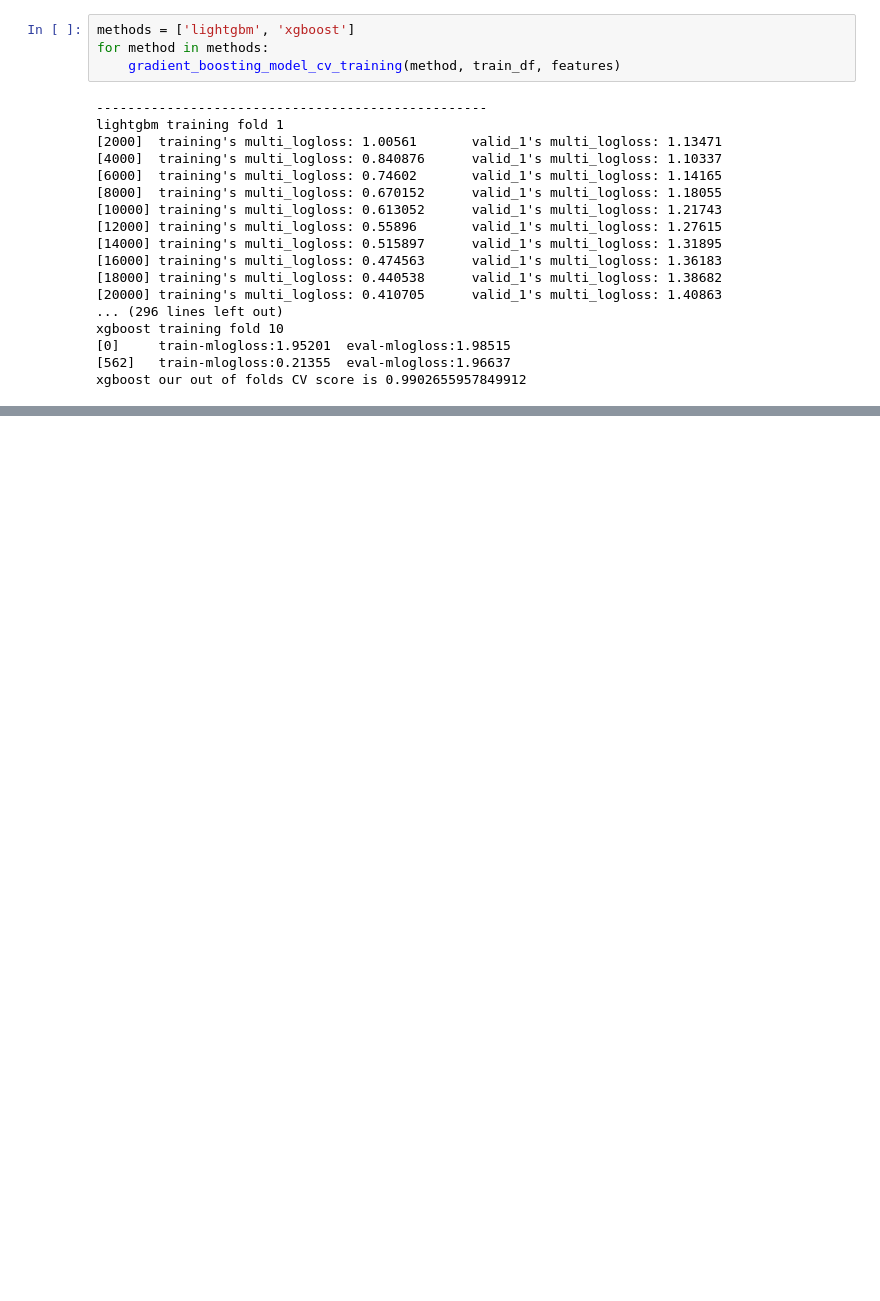
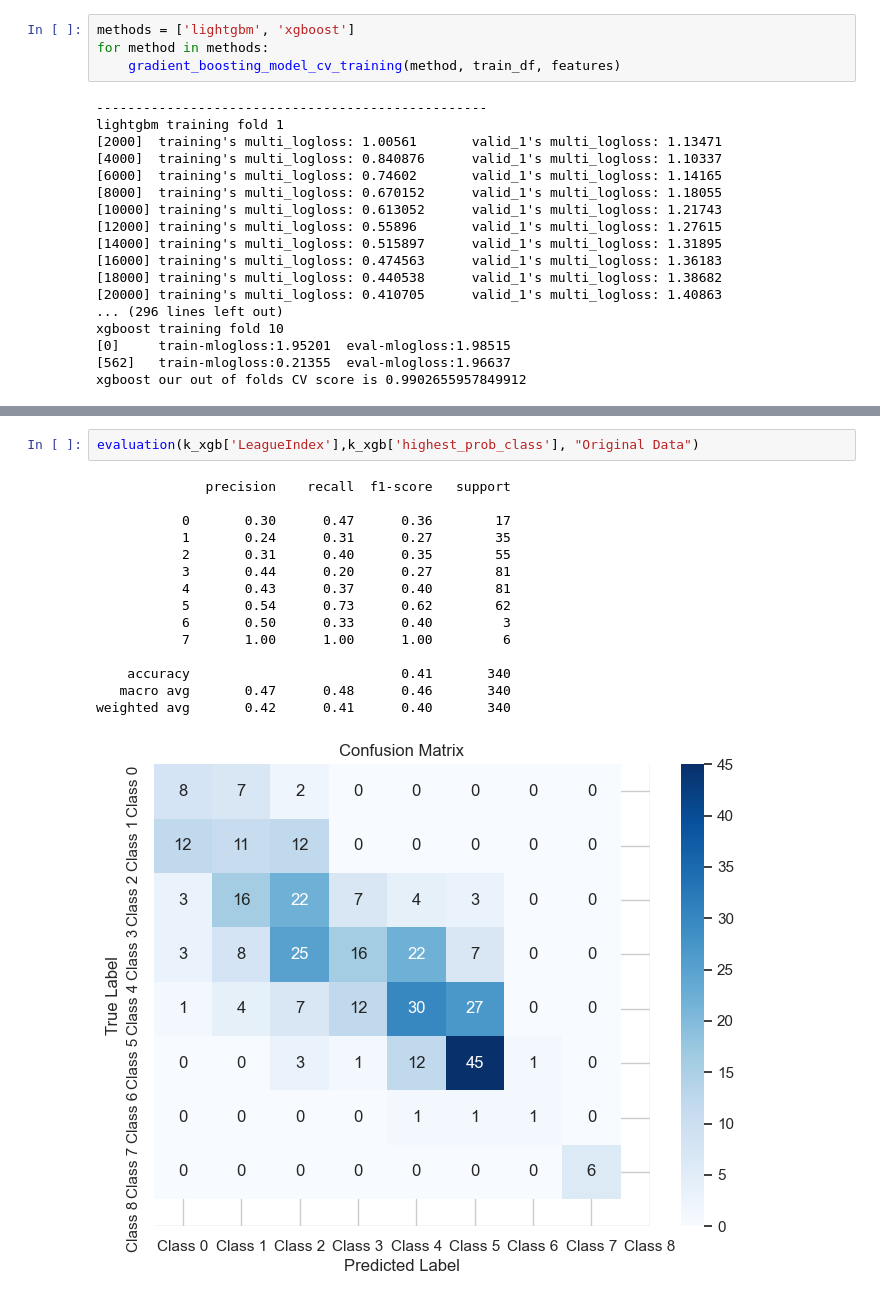
Before and after one commit to shauryat1298/EG-Assessment, a Jupyter notebook: Analysis.ipynb, the cells around one changed output, grey strips where cells are left out. Saved outputs shown, nothing was run; the diff lists cells and outputs as text; blank space fills up the shorter version.

```diff
--- a/Analysis.ipynb
+++ b/Analysis.ipynb
@@ -1066,0 +1056,18 @@ weighted avg       0.54      0.57      0.54       568
+# %%
+evaluation(k_xgb['LeagueIndex'],k_xgb['highest_prob_class'], "Original Data")
+# %% [output]
+              precision    recall  f1-score   support
+
+           0       0.30      0.47      0.36        17
+           1       0.24      0.31      0.27        35
+           2       0.31      0.40      0.35        55
+           3       0.44      0.20      0.27        81
+           4       0.43      0.37      0.40        81
+           5       0.54      0.73      0.62        62
+           6       0.50      0.33      0.40         3
+           7       1.00      1.00      1.00         6
+
+    accuracy                           0.41       340
+   macro avg       0.47      0.48      0.46       340
+weighted avg       0.42      0.41      0.40       340
+[figure, added]
```
Also changed, not shown: parts of 123 cells of this notebook.
